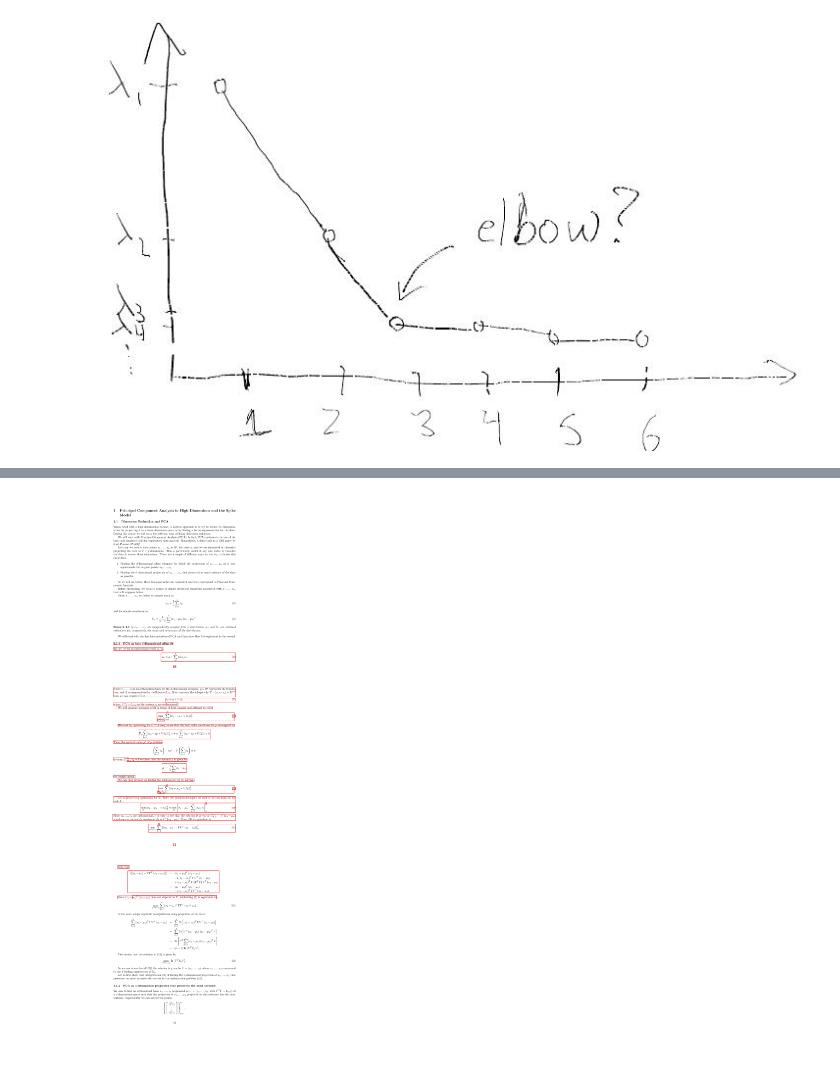
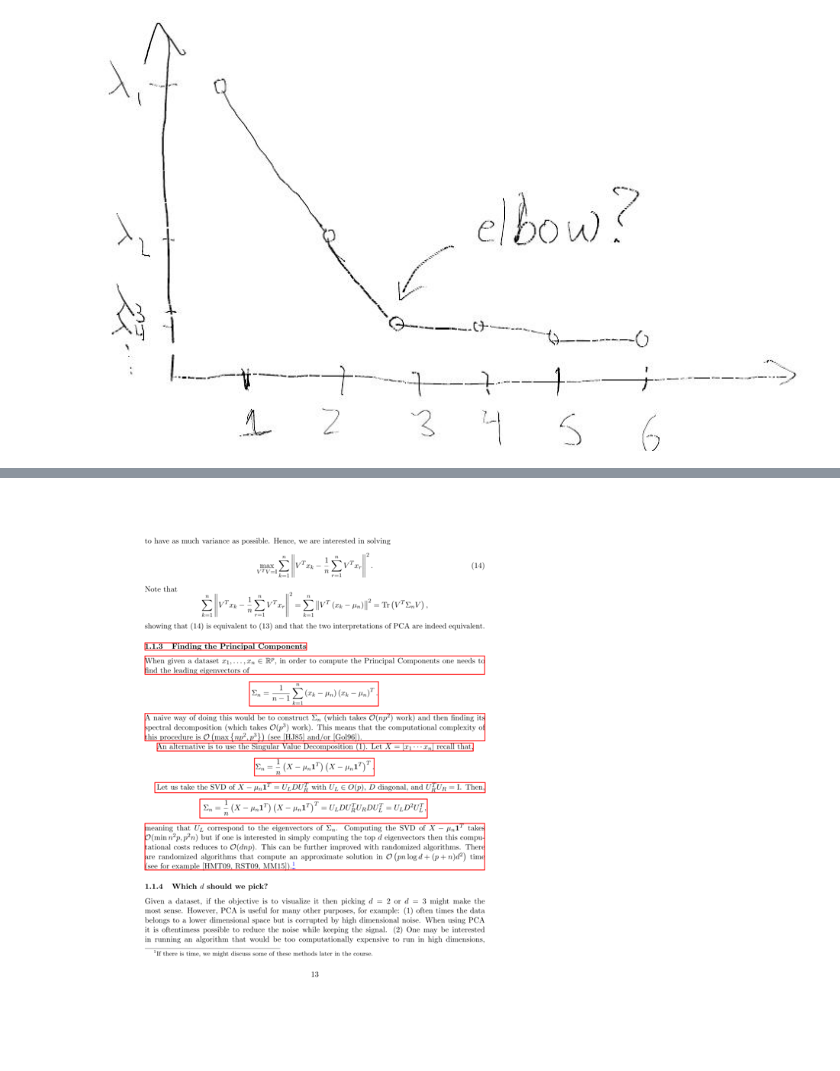
Before and after one commit to schole-ai/content-delivery, a Jupyter notebook: notebooks/chunking.ipynb, the cells around one changed output, grey strips where cells are left out. Cells and saved outputs as stored; diff of their text form; code cells hidden in the pictures.

```diff
--- a/notebooks/chunking.ipynb
+++ b/notebooks/chunking.ipynb
@@ -255,6 +274,6 @@ imgs[0].resize((imgs[0].width // 3, imgs[0].height // 3))
 # %%
-img = pdf_chunker.highlight_chunk_on_page(chunks[1])
+img = pdf_chunker.highlight_chunk_on_page(chunks[4])
 img.resize((img.width // 3, img.height // 3))
 # %% [output]
-[figure, old version]
+[figure, new version]
 # %%
```
Also changed, not shown: parts of 7 cells of this notebook, 6 other files.
